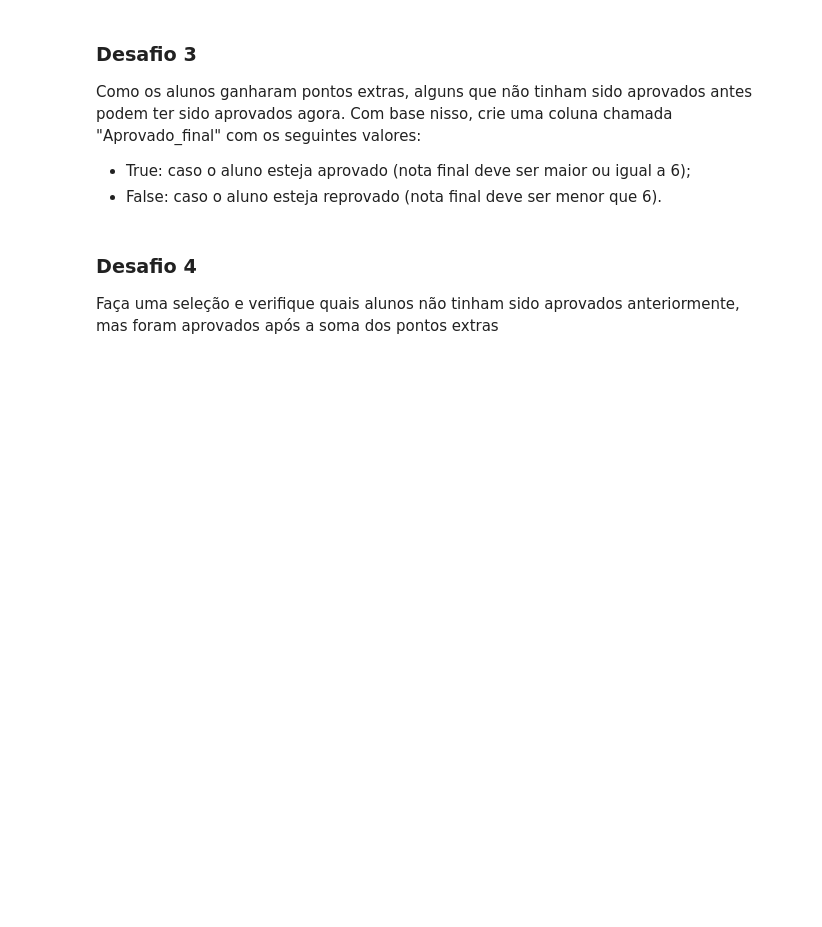
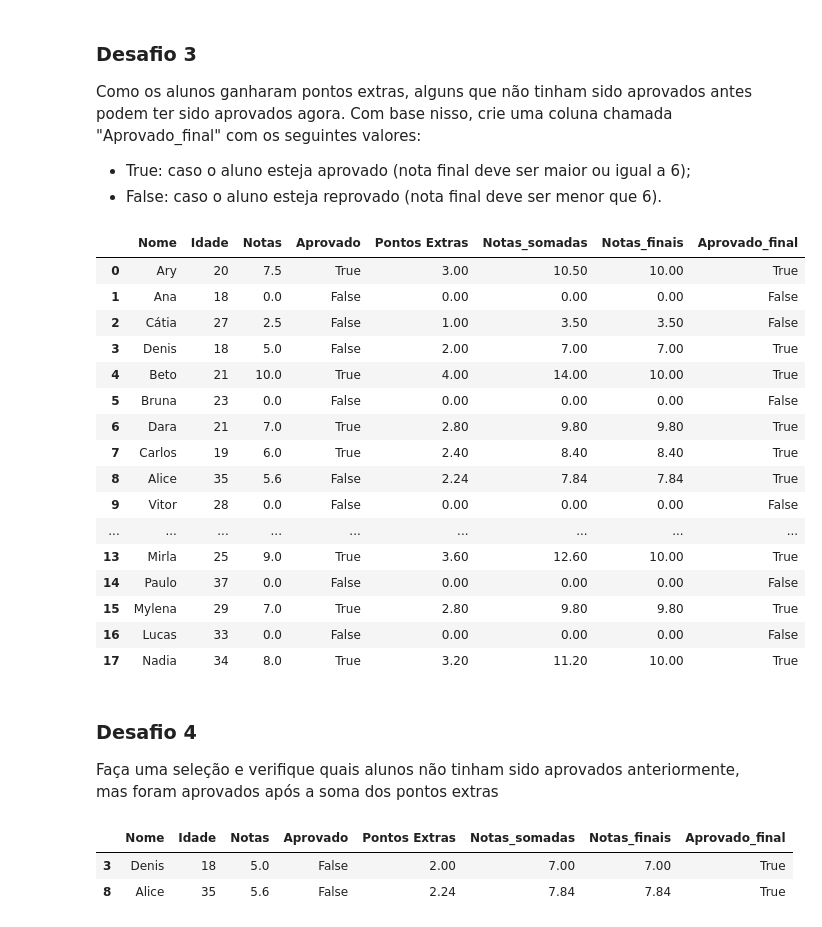
Before and after one commit to JulianoGarciaG/estudos-python, a Jupyter notebook: Pandas/desafios.ipynb, the cells around one changed output. Drawn from its saved outputs; the diff is of its cells as text; code cells hidden in the pictures; blank space fills up the shorter version.

Commit message:
Conclusão do curso de pandas, realização de desafios completamente autonomo.

```diff
--- a/Pandas/desafios.ipynb
+++ b/Pandas/desafios.ipynb
@@ -247,0 +335,5 @@ Importe novamente o arquivo [**alunos.csv**](https://raw.githubusercontent.com/a
+# %%
+# Importando novamente os dados
+alunos = 'https://raw.githubusercontent.com/alura-cursos/pandas-conhecendo-a-biblioteca/main/desafios/alunos.csv'
+df_alunos = pd.read_csv(alunos)
+df_alunos.fillna(0, inplace=True)
@@ -248,3 +358,6 @@ Importe novamente o arquivo [**alunos.csv**](https://raw.githubusercontent.com/a
 # %% [markdown]
 ### Desafio 1
 Os alunos participaram de uma atividade extracurricular e ganharam pontos extras. Esses pontos extras correspondem a 40% da nota atual de cada um deles. Com base nisso, crie uma coluna chamada "Pontos_extras" que contenha os pontos extras de cada aluno, ou seja, 40% da nota atual deles
+# %%
+df_alunos['Pontos Extras'] = df_alunos['Notas'] * 0.4
+df_alunos.head()
@@ -251,3 +371,6 @@ Os alunos participaram de uma atividade extracurricular e ganharam pontos extras
 # %% [markdown]
 ### Desafio 2
 Crie mais uma coluna, chamada "Notas_finais" que possua as notas de cada aluno somada com os pontos extras
+# %%
+df_alunos['Notas_somadas'] = df_alunos['Notas'] + df_alunos['Pontos Extras']
+df_alunos.head()
@@ -253,0 +384,3 @@ Crie mais uma coluna, chamada "Notas_finais" que possua as notas de cada aluno s
+# %%
+df_alunos['Notas_finais'] = df_alunos['Notas_somadas'].apply(lambda x: 10 if x > 10 else x)
+df_alunos.head()
@@ -257,6 +397,34 @@ Como os alunos ganharam pontos extras, alguns que não tinham sido aprovados ant
 
 * True: caso o aluno esteja aprovado (nota final deve ser maior ou igual a 6);
 * False: caso o aluno esteja reprovado (nota final deve ser menor que 6).
+# %%
+df_alunos['Aprovado_final'] = df_alunos['Notas_finais'].apply(lambda x: True if x >= 7 else False)
+df_alunos
+# %% [output]
+|  | Nome | Idade | Notas | Aprovado | Pontos Extras | Notas_somadas | Notas_finais | Aprovado_final |
+| 0 | Ary | 20 | 7.5 | True | 3.00 | 10.50 | 10.00 | True |
+| 1 | Ana | 18 | 0.0 | False | 0.00 | 0.00 | 0.00 | False |
+| 2 | Cátia | 27 | 2.5 | False | 1.00 | 3.50 | 3.50 | False |
+| 3 | Denis | 18 | 5.0 | False | 2.00 | 7.00 | 7.00 | True |
+| 4 | Beto | 21 | 10.0 | True | 4.00 | 14.00 | 10.00 | True |
+| 5 | Bruna | 23 | 0.0 | False | 0.00 | 0.00 | 0.00 | False |
+| 6 | Dara | 21 | 7.0 | True | 2.80 | 9.80 | 9.80 | True |
+| 7 | Carlos | 19 | 6.0 | True | 2.40 | 8.40 | 8.40 | True |
+| 8 | Alice | 35 | 5.6 | False | 2.24 | 7.84 | 7.84 | True |
+| 9 | Vitor | 28 | 0.0 | False | 0.00 | 0.00 | 0.00 | False |
+| ... | ... | ... | ... | ... | ... | ... | ... | ... |
+| 13 | Mirla | 25 | 9.0 | True | 3.60 | 12.60 | 10.00 | True |
+| 14 | Paulo | 37 | 0.0 | False | 0.00 | 0.00 | 0.00 | False |
+| 15 | Mylena | 29 | 7.0 | True | 2.80 | 9.80 | 9.80 | True |
+| 16 | Lucas | 33 | 0.0 | False | 0.00 | 0.00 | 0.00 | False |
+| 17 | Nadia | 34 | 8.0 | True | 3.20 | 11.20 | 10.00 | True |
 # %% [markdown]
 ### Desafio 4
 Faça uma seleção e verifique quais alunos não tinham sido aprovados anteriormente, mas foram aprovados após a soma dos pontos extras
+# %%
+selecao = df_alunos.query('Aprovado_final == True & Aprovado == False')
+selecao
+# %% [output]
+|  | Nome | Idade | Notas | Aprovado | Pontos Extras | Notas_somadas | Notas_finais | Aprovado_final |
+| 3 | Denis | 18 | 5.0 | False | 2.00 | 7.00 | 7.00 | True |
+| 8 | Alice | 35 | 5.6 | False | 2.24 | 7.84 | 7.84 | True |
```
Also changed, not shown: parts of 17 cells of this notebook, 6 other files.
